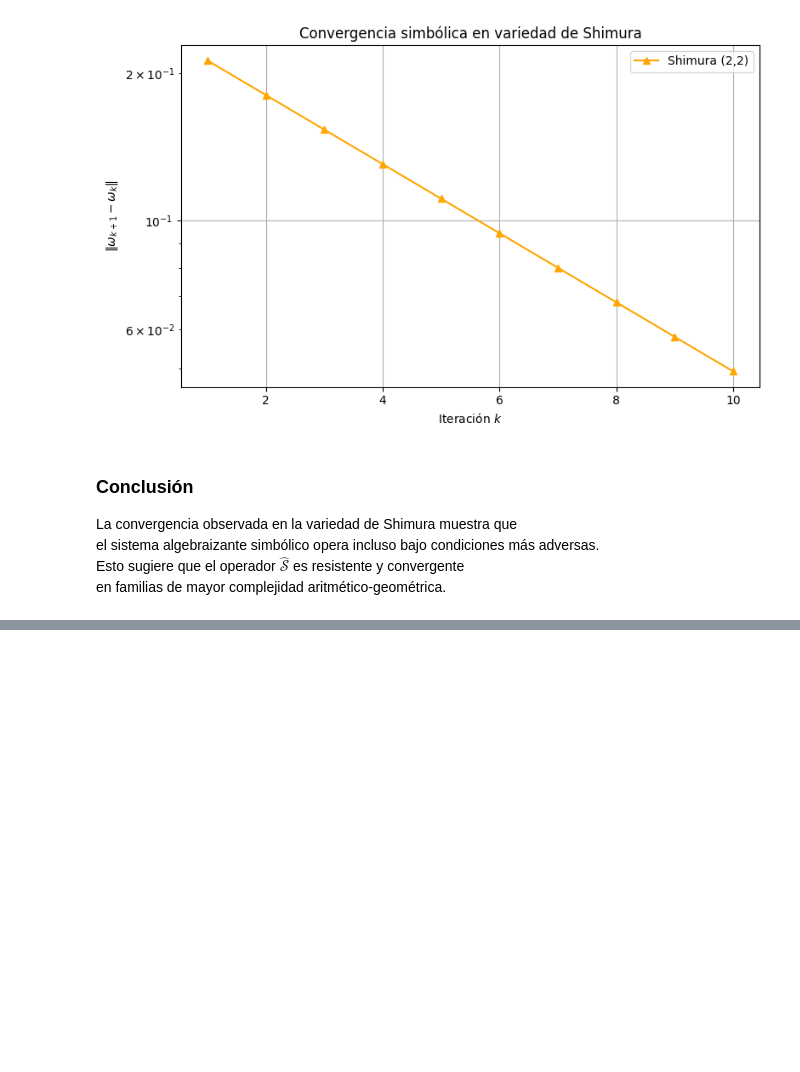
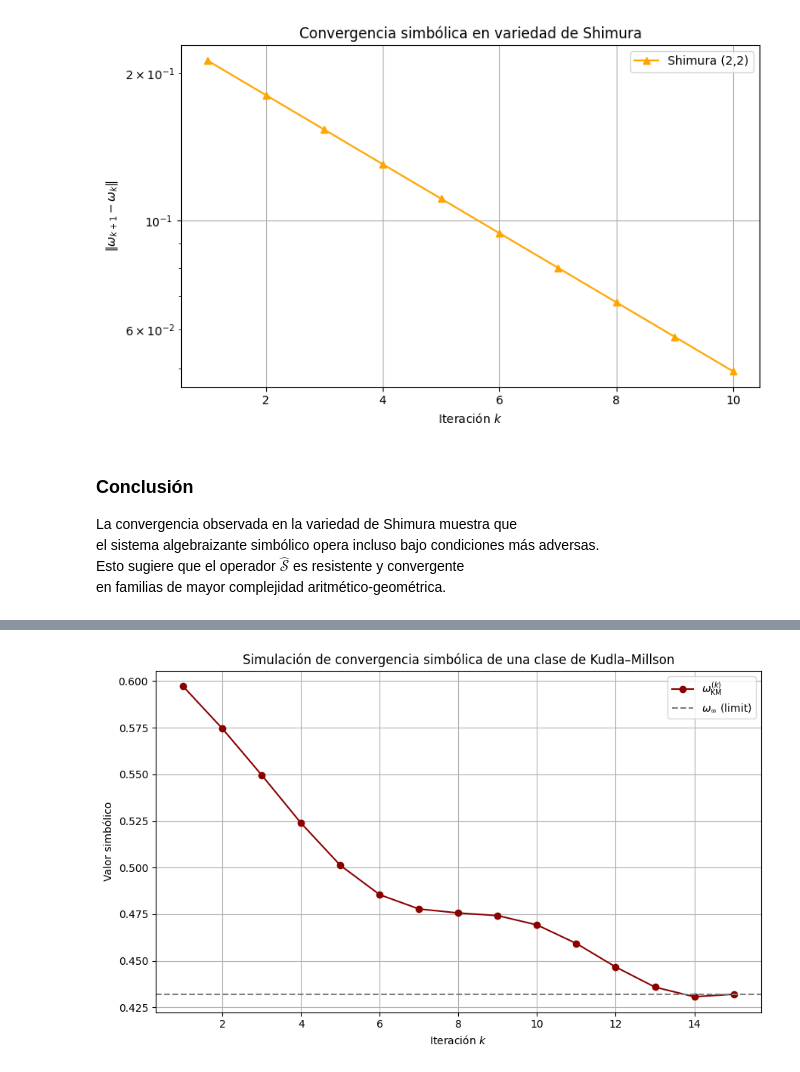
Before and after one commit to ducklifemedia/solved-hodge, a Jupyter notebook: notebooks/shimura_convergence.ipynb, the cells around one changed output, grey strips where cells are left out. Drawn from its saved outputs; the diff is of its cells as text; code cells hidden in the pictures; blank space fills up the shorter version.

```diff
--- a/notebooks/shimura_convergence.ipynb
+++ b/notebooks/shimura_convergence.ipynb
@@ -38,0 +47,30 @@ en familias de mayor complejidad aritmético-geométrica.
+# %%
+import numpy as np
+import matplotlib.pyplot as plt
+
+# Crear la carpeta de imágenes si no existe
+os.makedirs("images", exist_ok=True)
+
+# Simulación de contracción simbólica de una clase Kudla–Millson en una variedad de Shimura
+k = np.arange(1, 16)
+
+# Simulamos una clase "arithmeticamente especial" que converge más lentamente y con leve oscilación
+omega_km = 0.42 + 0.2 * (0.85 ** k) + 0.01 * np.sin(k * 0.8)
+
+# Valor límite aproximado
+omega_inf = omega_km[-1]
+
+# Graficamos
+plt.figure(figsize=(9, 5.5))
+plt.plot(k, omega_km, label=r'$\omega^{(k)}_{\mathrm{KM}}$', marker='o', color='darkred')
+plt.axhline(omega_inf, linestyle='--', color='gray', label=r'$\omega_\infty$ (limit)')
+plt.xlabel("Iteración $k$")
+plt.ylabel("Valor simbólico")
+plt.title("Simulación de convergencia simbólica de una clase de Kudla–Millson")
+plt.grid(True)
+plt.legend()
+plt.tight_layout()
+plt.savefig("images/kudla_millson_convergence.png")
+plt.show()
+# %% [output]
+[figure, added]
```
Also changed, not shown: parts of 2 cells of this notebook, 27 other files.
